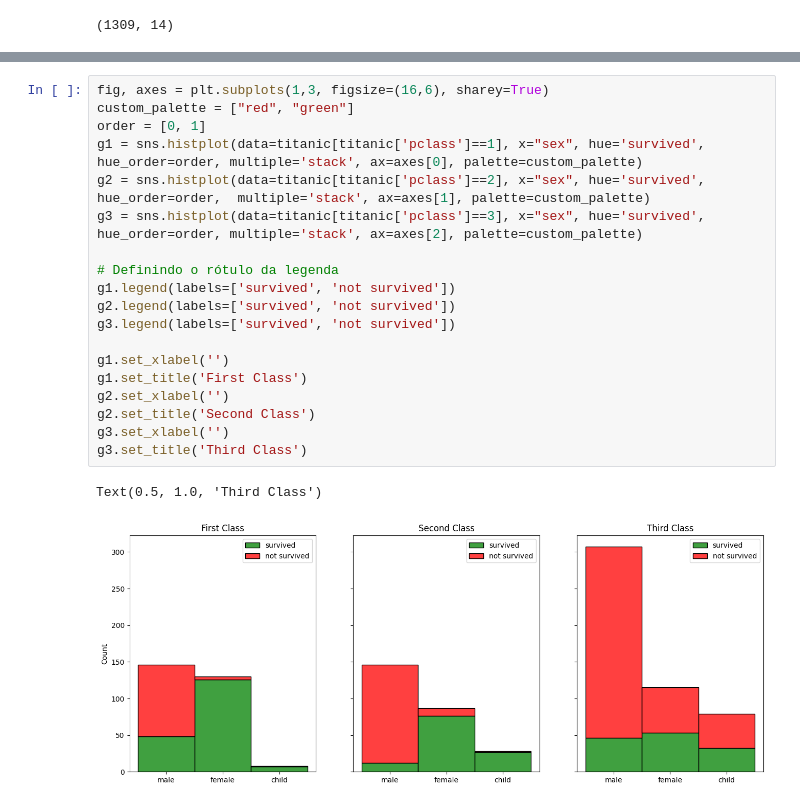
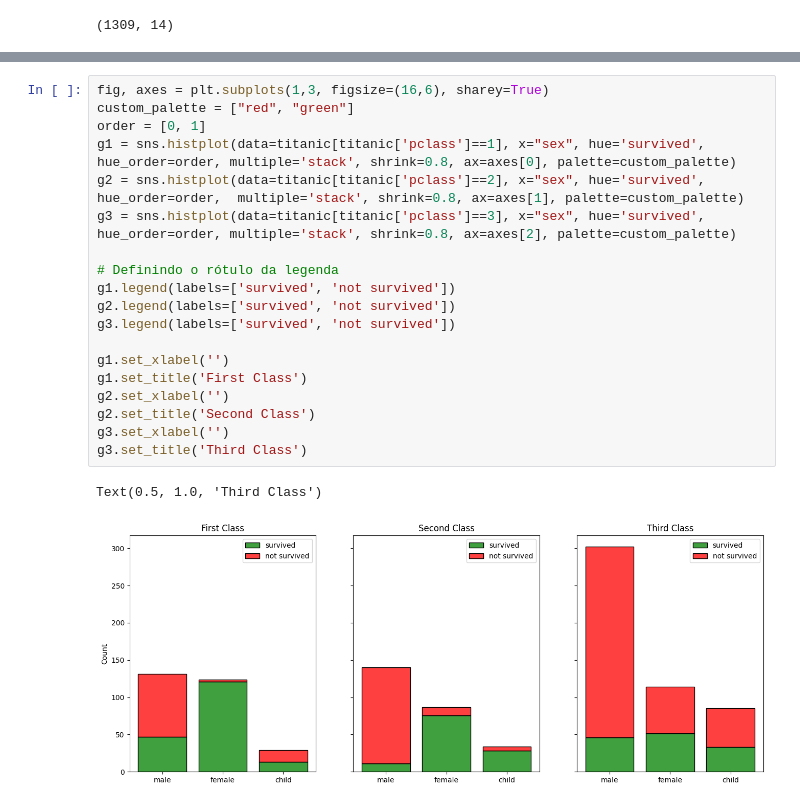
Before and after one commit to eng-robsonsampaio/data-science, a Jupyter notebook: Class 2/assignment - titanic data analysis.ipynb, the cells around one changed output, grey strips where cells are left out. Cells and saved outputs as stored; diff of their text form.

```diff
--- a/Class 2/assignment - titanic data analysis.ipynb
+++ b/Class 2/assignment - titanic data analysis.ipynb
@@ -181,22 +185,22 @@ for ax in g.axes.flat:
 # %%
 fig, axes = plt.subplots(1,3, figsize=(16,6), sharey=True)
 custom_palette = ["red", "green"]
 order = [0, 1]
-g1 = sns.histplot(data=titanic[titanic['pclass']==1], x="sex", hue='survived', hue_order=order, multiple='stack', ax=axes[0], palette=custom_palette)
-g2 = sns.histplot(data=titanic[titanic['pclass']==2], x="sex", hue='survived', hue_order=order,  multiple='stack', ax=axes[1], palette=custom_palette)
-g3 = sns.histplot(data=titanic[titanic['pclass']==3], x="sex", hue='survived', hue_order=order, multiple='stack', ax=axes[2], palette=custom_palette)
+g1 = sns.histplot(data=titanic[titanic['pclass']==1], x="sex", hue='survived', hue_order=order, multiple='stack', shrink=0.8, ax=axes[0], palette=custom_palette)
+g2 = sns.histplot(data=titanic[titanic['pclass']==2], x="sex", hue='survived', hue_order=order,  multiple='stack', shrink=0.8, ax=axes[1], palette=custom_palette)
+g3 = sns.histplot(data=titanic[titanic['pclass']==3], x="sex", hue='survived', hue_order=order, multiple='stack', shrink=0.8, ax=axes[2], palette=custom_palette)
 
 # Definindo o rótulo da legenda
 g1.legend(labels=['survived', 'not survived'])
 g2.legend(labels=['survived', 'not survived'])
 g3.legend(labels=['survived', 'not survived'])
 
 g1.set_xlabel('')
 g1.set_title('First Class')
 g2.set_xlabel('')
 g2.set_title('Second Class')
 g3.set_xlabel('')
 g3.set_title('Third Class')
 # %% [output]
 Text(0.5, 1.0, 'Third Class')
-[figure, old version]
+[figure, new version]
```
Also changed, not shown: parts of 13 cells of this notebook.
